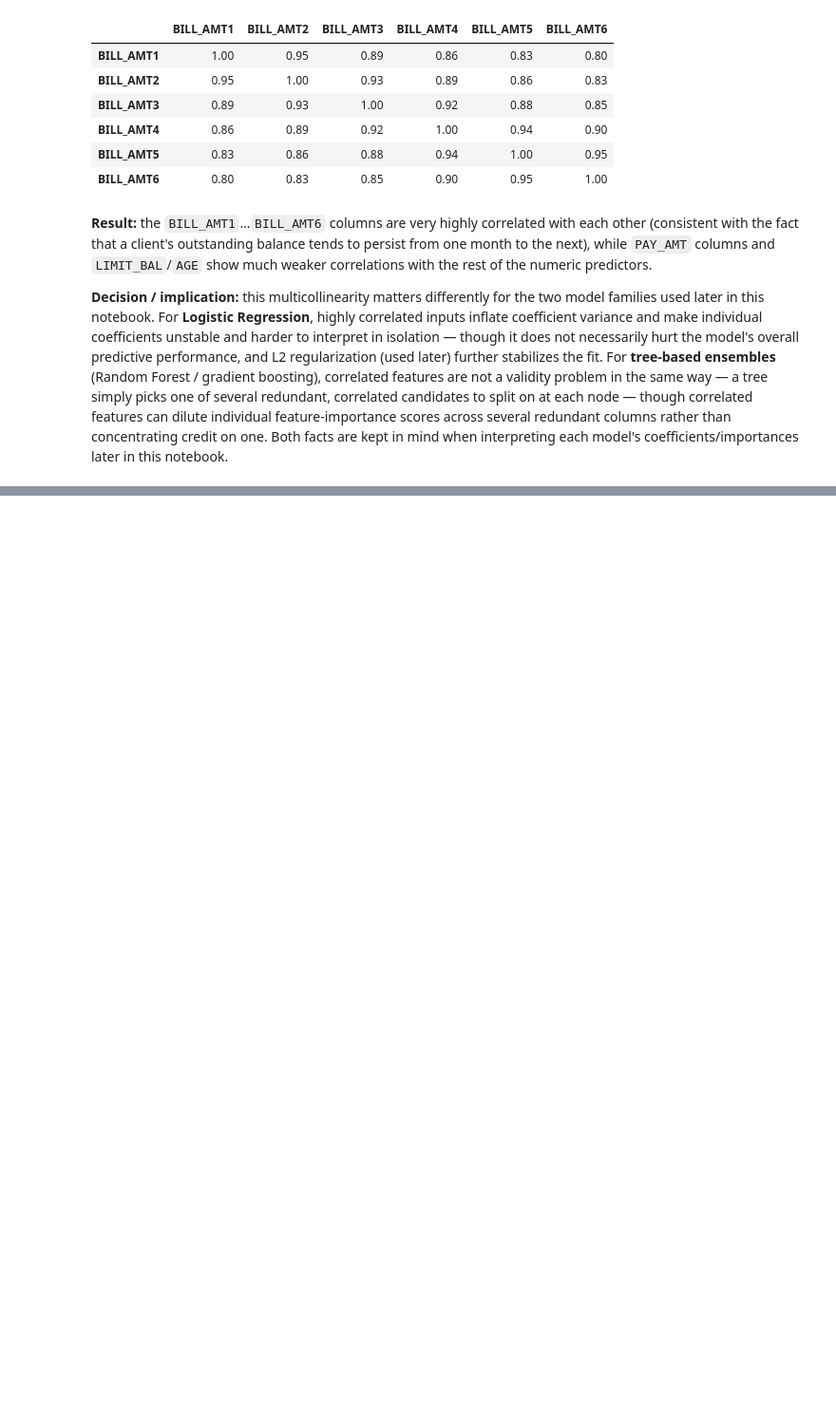
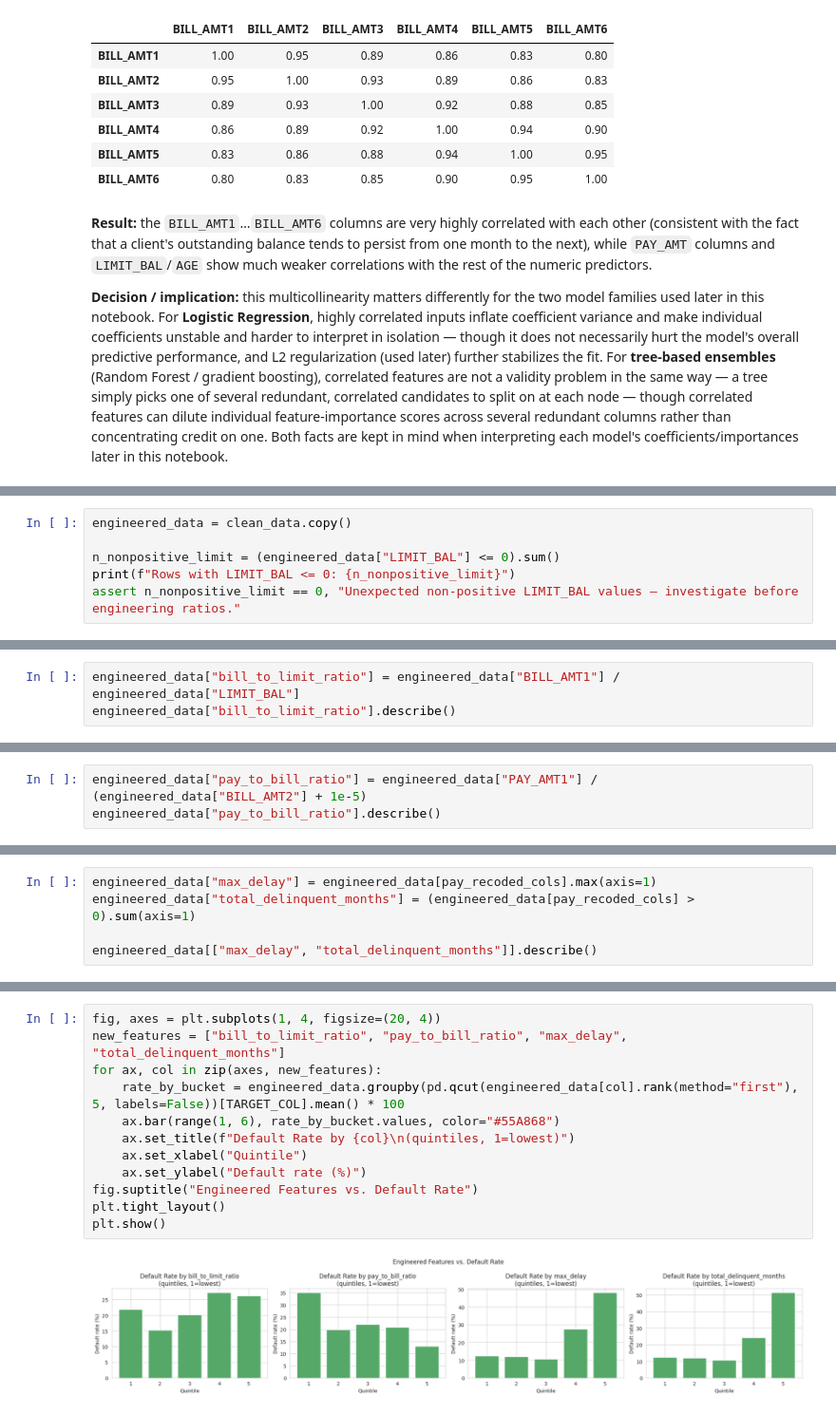
Before and after one commit to arielsharonferdinandus/Credit-Card-Clients-Risk-Prediction, a Jupyter notebook: Main.ipynb, the cells around one changed output, grey strips where cells are left out. Shown at 95% size. Saved outputs shown, nothing was run; the diff lists cells and outputs as text; blank space fills up the shorter version.

Commit message:
Update Feature Engineering

```diff
--- a/Main.ipynb
+++ b/Main.ipynb
@@ -1317,0 +1321,6 @@ when interpreting each model's coefficients/importances later in this notebook.
+# %%
+engineered_data = clean_data.copy()
+
+n_nonpositive_limit = (engineered_data["LIMIT_BAL"] <= 0).sum()
+print(f"Rows with LIMIT_BAL <= 0: {n_nonpositive_limit}")
+assert n_nonpositive_limit == 0, "Unexpected non-positive LIMIT_BAL values — investigate before engineering ratios."
@@ -1317,0 +1333,3 @@ when interpreting each model's coefficients/importances later in this notebook.
+# %%
+engineered_data["bill_to_limit_ratio"] = engineered_data["BILL_AMT1"] / engineered_data["LIMIT_BAL"]
+engineered_data["bill_to_limit_ratio"].describe()
@@ -1317,0 +1351,3 @@ when interpreting each model's coefficients/importances later in this notebook.
+# %%
+engineered_data["pay_to_bill_ratio"] = engineered_data["PAY_AMT1"] / (engineered_data["BILL_AMT2"] + 1e-5)
+engineered_data["pay_to_bill_ratio"].describe()
@@ -1317,0 +1374,5 @@ when interpreting each model's coefficients/importances later in this notebook.
+# %%
+engineered_data["max_delay"] = engineered_data[pay_recoded_cols].max(axis=1)
+engineered_data["total_delinquent_months"] = (engineered_data[pay_recoded_cols] > 0).sum(axis=1)
+
+engineered_data[["max_delay", "total_delinquent_months"]].describe()
@@ -1317,0 +1389,14 @@ when interpreting each model's coefficients/importances later in this notebook.
+# %%
+fig, axes = plt.subplots(1, 4, figsize=(20, 4))
+new_features = ["bill_to_limit_ratio", "pay_to_bill_ratio", "max_delay", "total_delinquent_months"]
+for ax, col in zip(axes, new_features):
+    rate_by_bucket = engineered_data.groupby(pd.qcut(engineered_data[col].rank(method="first"), 5, labels=False))[TARGET_COL].mean() * 100
+    ax.bar(range(1, 6), rate_by_bucket.values, color="#55A868")
+    ax.set_title(f"Default Rate by {col}\n(quintiles, 1=lowest)")
+    ax.set_xlabel("Quintile")
+    ax.set_ylabel("Default rate (%)")
+fig.suptitle("Engineered Features vs. Default Rate")
+plt.tight_layout()
+plt.show()
+# %% [output]
+[figure, added]
```
Also changed, not shown: parts of 23 cells of this notebook.
